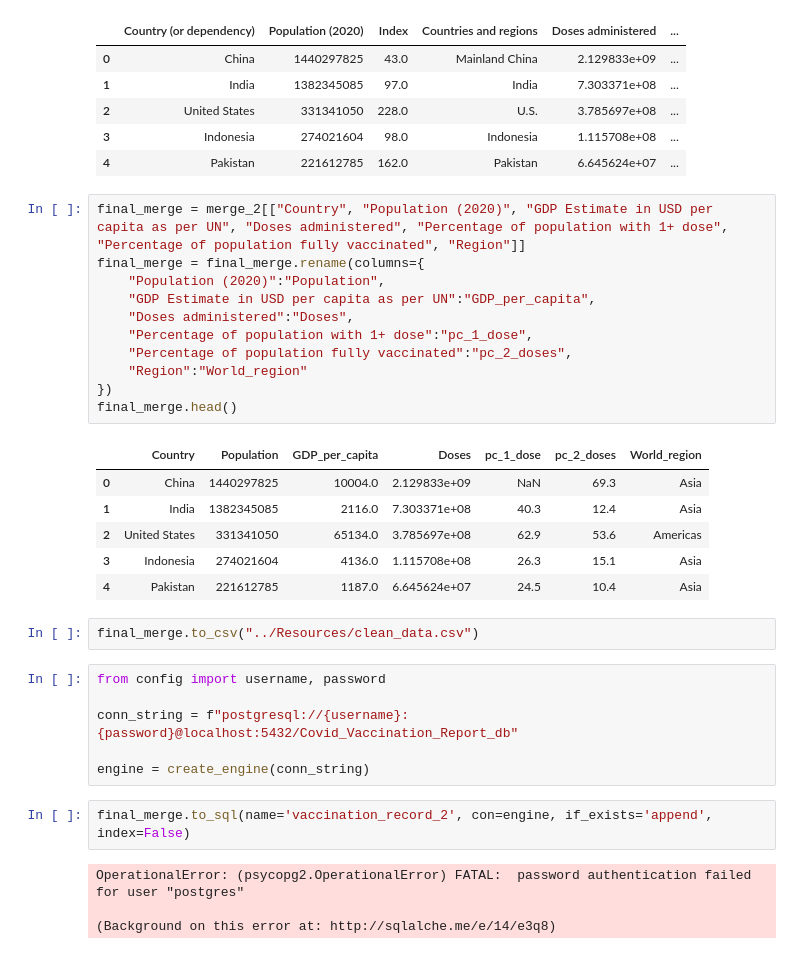
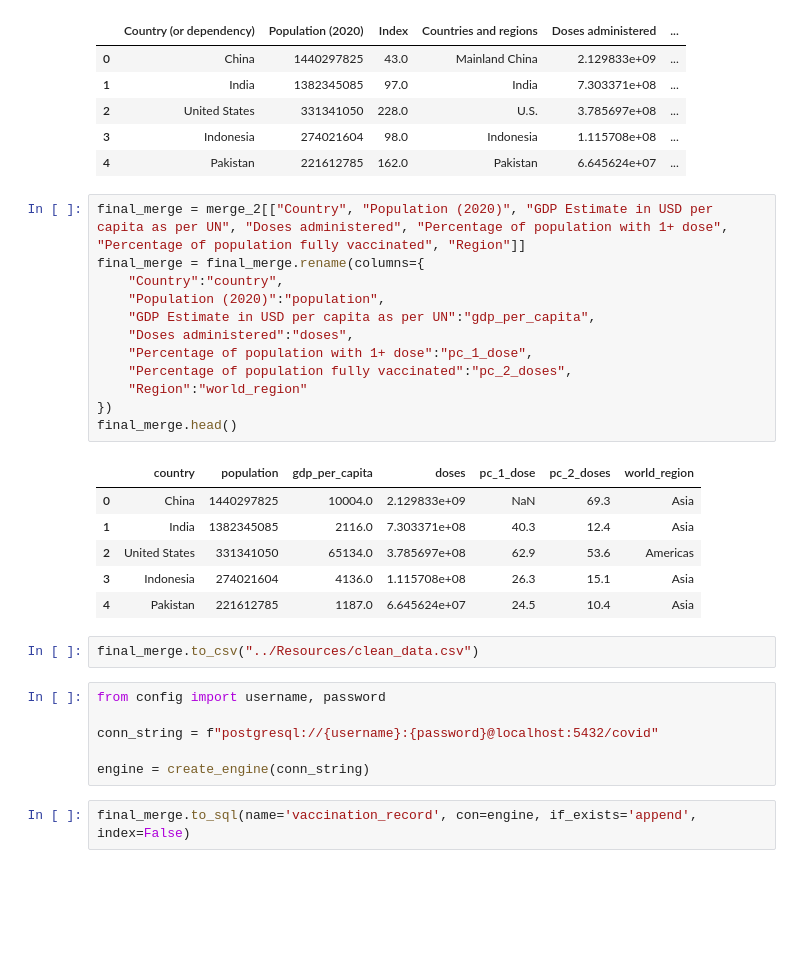
Before and after one commit to TomHOldershaw/Project-2-Group-1, a Jupyter notebook: notebooks/clean_transform_load.ipynb, the cells around one changed output. Saved outputs shown, nothing was run; the diff lists cells and outputs as text; blank space fills up the shorter version.

```diff
--- a/cleaned_dataframe.ipynb
+++ b/notebooks/clean_transform_load.ipynb
@@ -228,16 +228,17 @@ merge_2.head()
 # %%
 final_merge = merge_2[["Country", "Population (2020)", "GDP Estimate in USD per capita as per UN", "Doses administered", "Percentage of population with 1+ dose", "Percentage of population fully vaccinated", "Region"]]
 final_merge = final_merge.rename(columns={
-    "Population (2020)":"Population",
-    "GDP Estimate in USD per capita as per UN":"GDP_per_capita",
-    "Doses administered":"Doses",
+    "Country":"country",
+    "Population (2020)":"population",
+    "GDP Estimate in USD per capita as per UN":"gdp_per_capita",
+    "Doses administered":"doses",
     "Percentage of population with 1+ dose":"pc_1_dose",
     "Percentage of population fully vaccinated":"pc_2_doses",
-    "Region":"World_region"
+    "Region":"world_region"
 })
 final_merge.head()
 # %% [output]
-|  | Country | Population | GDP_per_capita | Doses | pc_1_dose | pc_2_doses | World_region |
+|  | country | population | gdp_per_capita | doses | pc_1_dose | pc_2_doses | world_region |
 | 0 | China | 1440297825 | 10004.0 | 2.129833e+09 | NaN | 69.3 | Asia |
 | 1 | India | 1382345085 | 2116.0 | 7.303371e+08 | 40.3 | 12.4 | Asia |
 | 2 | United States | 331341050 | 65134.0 | 3.785697e+08 | 62.9 | 53.6 | Americas |
@@ -248,12 +249,8 @@ final_merge.to_csv("../Resources/clean_data.csv")
 # %%
 from config import username, password
 
-conn_string = f"postgresql://{username}:{password}@localhost:5432/Covid_Vaccination_Report_db"
+conn_string = f"postgresql://{username}:{password}@localhost:5432/covid"
 
 engine = create_engine(conn_string)
 # %%
-final_merge.to_sql(name='vaccination_record_2', con=engine, if_exists='append', index=False)
+final_merge.to_sql(name='vaccination_record', con=engine, if_exists='append', index=False)
-# %% [output]
-OperationalError: (psycopg2.OperationalError) FATAL:  password authentication failed for user "postgres"
-
-(Background on this error at: http://sqlalche.me/e/14/e3q8)
```
Also changed, not shown: parts of 1 cell of this notebook, 4 other files.
